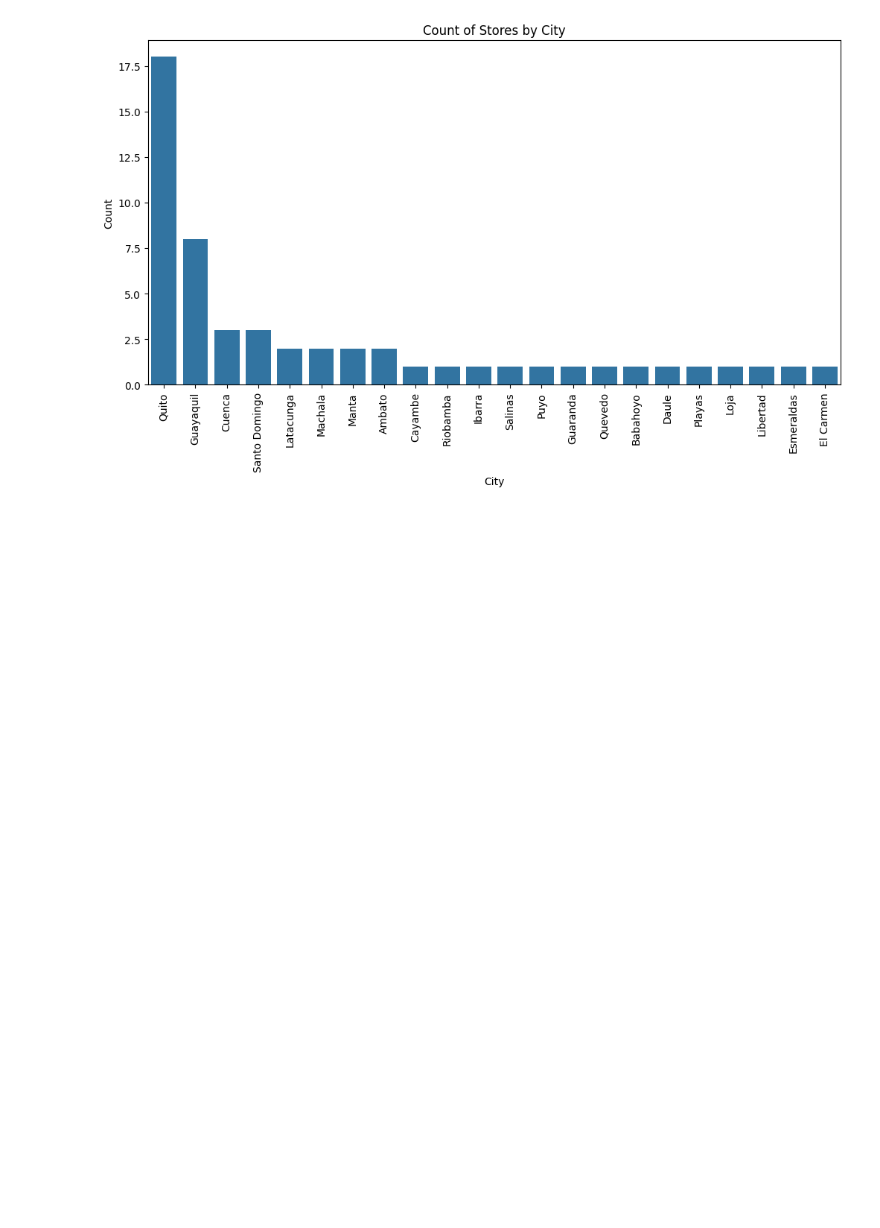
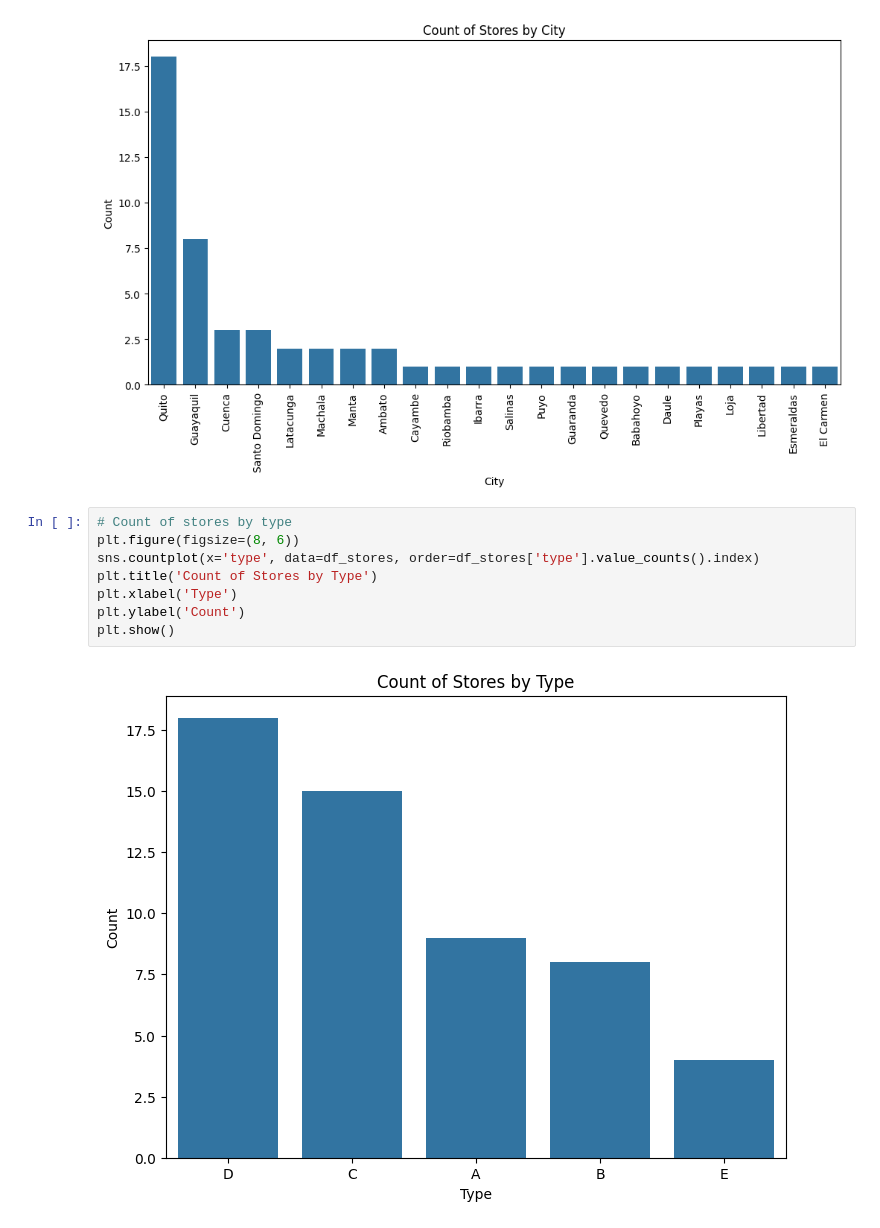
Before and after one commit to Chebet-Mercy/Time-Series-Forecasting-Analysis, a Jupyter notebook: notebooks/main.ipynb, the cells around one changed output. Cells and saved outputs as stored; diff of their text form; blank space fills up the shorter version.

```diff
--- a/notebooks/main.ipynb
+++ b/notebooks/main.ipynb
@@ -300,3 +300,13 @@ plt.xticks(rotation=90)
 plt.show()
 # %% [output]
 [figure]
+# %%
+# Count of stores by type
+plt.figure(figsize=(8, 6))
+sns.countplot(x='type', data=df_stores, order=df_stores['type'].value_counts().index)
+plt.title('Count of Stores by Type')
+plt.xlabel('Type')
+plt.ylabel('Count')
+plt.show()
+# %% [output]
+[figure, added]
```
Also changed, not shown: parts of 145 cells of this notebook.
